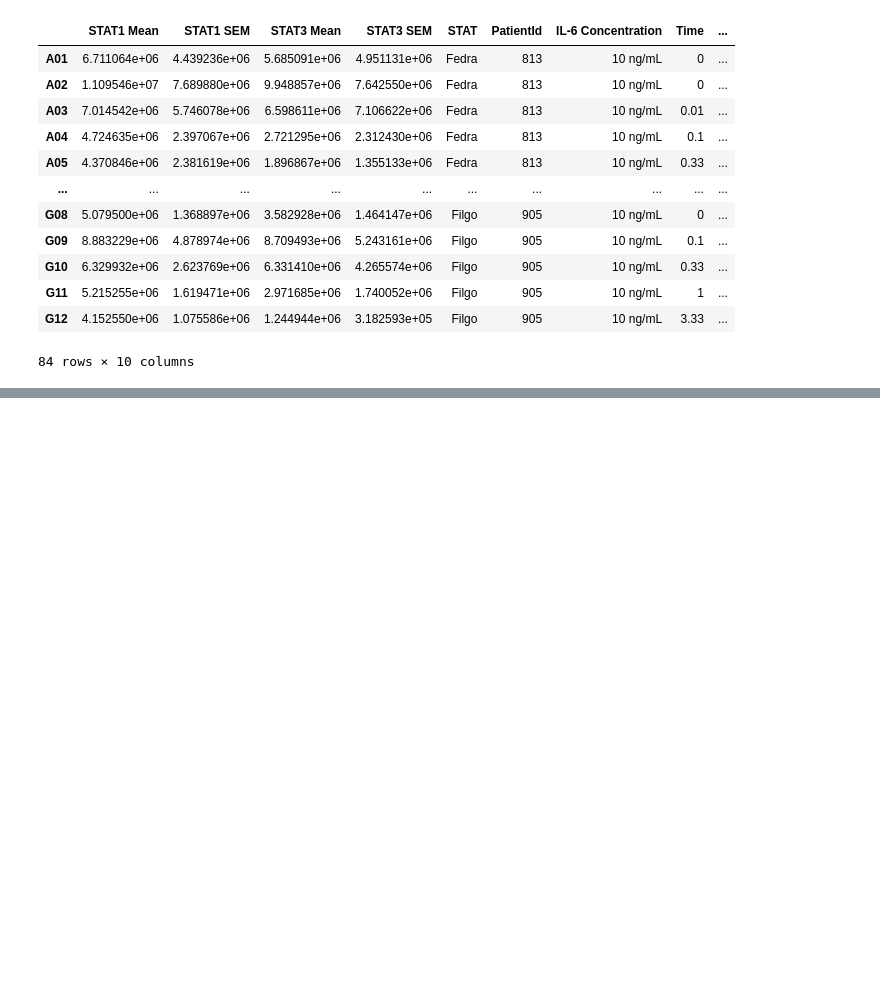
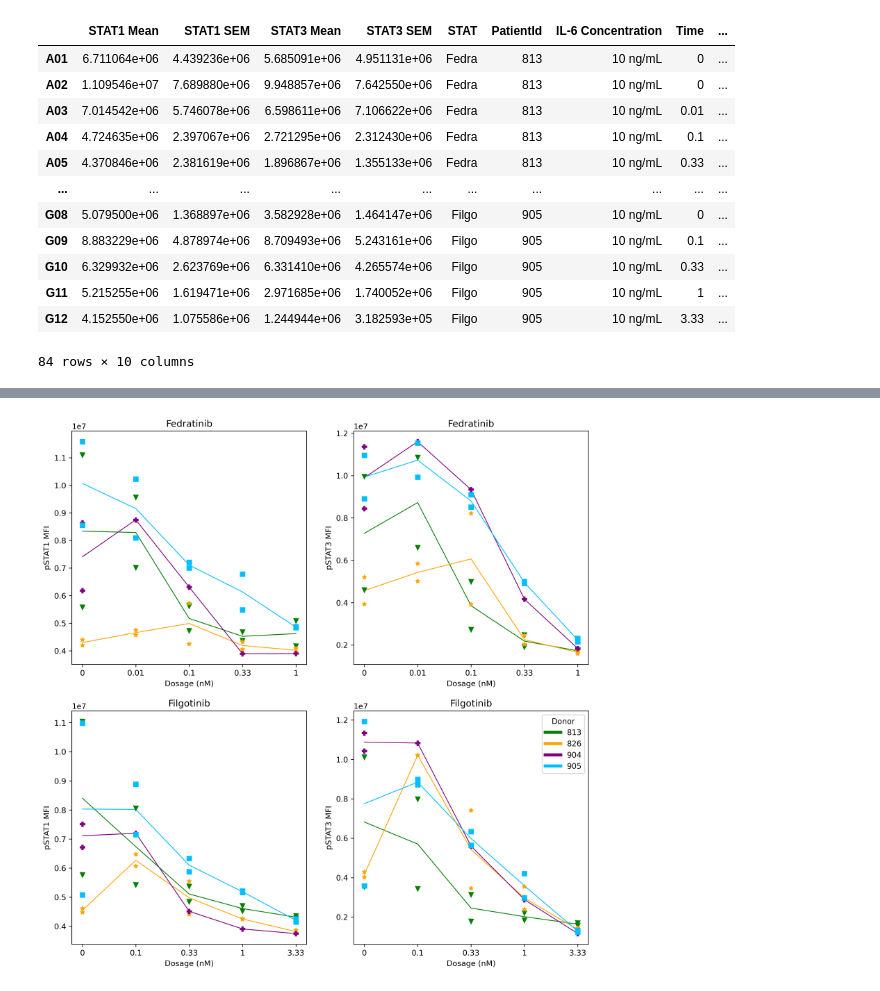
Before and after one commit to LarkinIt/visIF, a Jupyter notebook: code/hardcoded_visualization.ipynb, the cells around one changed output, grey strips where cells are left out. Cells and saved outputs as stored; diff of their text form; code cells hidden in the pictures; blank space fills up the shorter version.

```diff
--- a/code/hardcoded_visualization.ipynb
+++ b/code/hardcoded_visualization.ipynb
@@ -358,0 +430,93 @@ KeyError: np.int64(826)
+# %%
+fig1, axs = plt.subplots(2,2, figsize=(12,12), dpi=300)
+
+# Select tSTAT measurement
+df = og_df[(og_df["STAT"] == "Fedra")].copy()
+df["STAT1 SEM"] = [0] * len(df)
+df["STAT3 SEM"] = [0] * len(df)
+for pat in df["PatientId"].unique():
+	# Plot tSTATs from first scan
+	stat1_ax = axs[0][0]
+	stat3_ax = axs[0][1]
+
+	cur_df = df.loc[df["PatientId"] == pat]
+
+	stat1_ax.plot(cur_df["Time"].unique(), cur_df.groupby("Time")["STAT1 Mean"].mean(),
+					marker="none", color=patient_to_color[pat],
+	 				lw=1, label=f"{pat} Average")
+
+	stat3_ax.plot(cur_df["Time"].unique(), cur_df.groupby("Time")["STAT3 Mean"].mean(),
+					marker="none", color=patient_to_color[pat],
+	 				lw=1, label=f"{pat} Average")
+
+	#for il6 in df["IL-6 Concentration"].unique():
+	for rep in df["Replicate"].unique():
+		select_df = df.loc[(df["PatientId"] == pat) & (df["Replicate"]== rep)]
+		if select_df.empty:
+			continue
+		stat1_ax.errorbar(x=select_df["Time"], y=select_df["STAT1 Mean"], yerr=select_df["STAT1 SEM"],
+					marker=patient_to_marker[pat], ms=ms, color=patient_to_color[pat],
+					ls="none",
+	 				lw=0.75, label=f"{pat} - {rep}", capsize=2)
+
+		stat3_ax.errorbar(x=select_df["Time"], y=select_df["STAT3 Mean"], yerr=select_df["STAT3 SEM"],
+					marker=patient_to_marker[pat], ms=ms, color=patient_to_color[pat],
+					ls="none",
+	 				lw=0.75,  label=f"{pat} - {rep}", capsize=2)
+	stat1_ax.set_ylabel("pSTAT1 MFI")
+	stat1_ax.set_xlabel("Dosage (nM)")
+	#stat1_ax.legend(title="Donor")
+	stat1_ax.set_title("Fedratinib")
+	stat3_ax.set_ylabel("pSTAT3 MFI")
+	stat3_ax.set_xlabel("Dosage (nM)")
+	#stat3_ax.legend(title="Donor")
+	stat3_ax.set_title("Fedratinib")
+
+# Select tSTAT measurement
+df = og_df[(og_df["STAT"] == "Filgo")].copy()
+df["STAT1 SEM"] = [0] * len(df)
+df["STAT3 SEM"] = [0] * len(df)
+
+for pat in df["PatientId"].unique():
+	# Plot tSTATs from first scan
+	stat1_ax = axs[1][0]
+	stat3_ax = axs[1][1]
+
+	cur_df = df.loc[df["PatientId"] == pat]
+
+	stat1_ax.plot(cur_df["Time"].unique(), cur_df.groupby("Time")["STAT1 Mean"].mean(),
+					marker="none", color=patient_to_color[pat],
+	 				lw=1, label=f"{pat}")
+
+	stat3_ax.plot(cur_df["Time"].unique(), cur_df.groupby("Time")["STAT3 Mean"].mean(),
+					marker="none", color=patient_to_color[pat],
+	 				lw=1, label=f"{pat}")
+
+	#for il6 in df["IL-6 Concentration"].unique():
+	for rep in df["Replicate"].unique():
+		label = f"{pat}"
+		select_df = df.loc[(df["PatientId"] == pat) & (df["Replicate"]== rep)]
+		if select_df.empty:
+			continue
+		stat1_ax.errorbar(x=select_df["Time"], y=select_df["STAT1 Mean"], yerr=select_df["STAT1 SEM"],
+					marker=patient_to_marker[pat], ms=ms, color=patient_to_color[pat],
+					ls="none",
+	 				lw=0.75, label=None, capsize=2)
+
+		stat3_ax.errorbar(x=select_df["Time"], y=select_df["STAT3 Mean"], yerr=select_df["STAT3 SEM"],
+					marker=patient_to_marker[pat], ms=ms, color=patient_to_color[pat],
+					ls="none",
+	 				lw=0.75, label=None, capsize=2)
+	stat1_ax.set_ylabel("pSTAT1 MFI")
+	stat1_ax.set_xlabel("Dosage (nM)")
+	#stat1_ax.legend(title="Donor")
+	stat1_ax.set_title("Filgotinib")
+	stat3_ax.set_ylabel("pSTAT3 MFI")
+	stat3_ax.set_xlabel("Dosage (nM)")
+	leg = stat3_ax.legend(title="Donor")
+	# change the line width for the legend
+	for line in leg.get_lines():
+		line.set_linewidth(4.0)
+	stat3_ax.set_title("Filgotinib")
+# %% [output]
+[figure, added]
```
Also changed, not shown: parts of 10 cells of this notebook.
